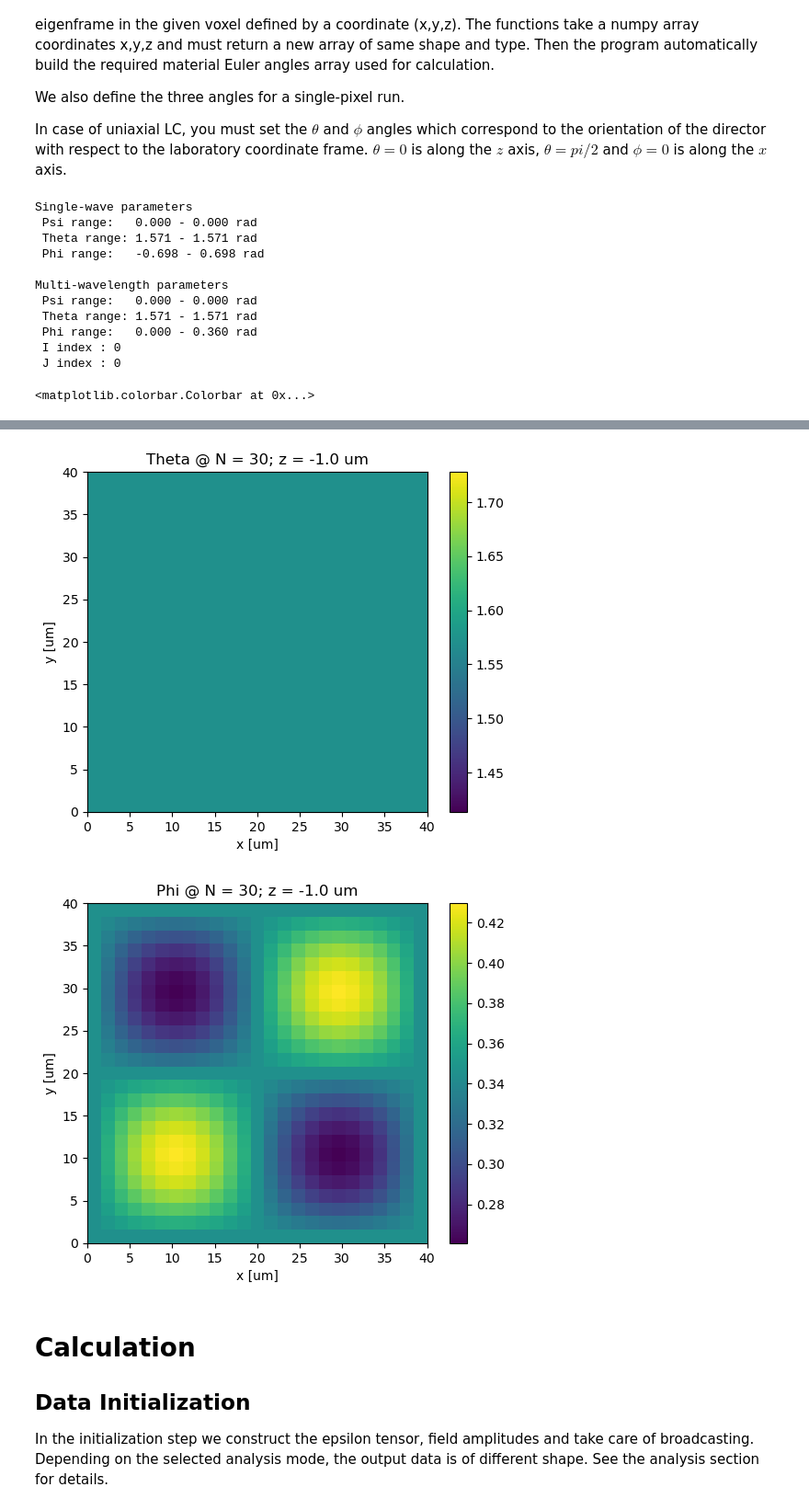
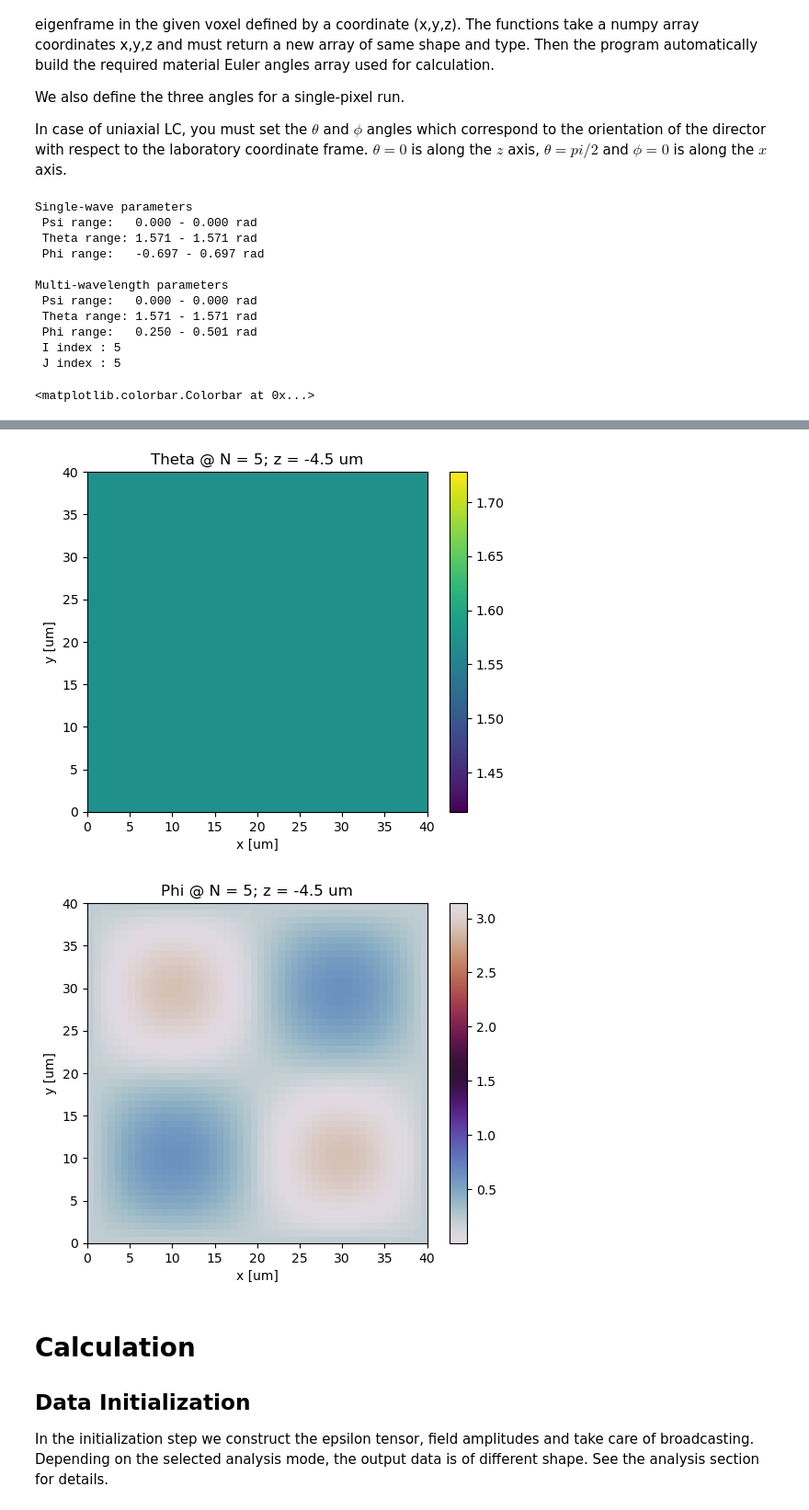
Before and after one commit to andrej5elin/dtmm2, a Jupyter notebook: examples/shg/shg_nerea.ipynb, the cells around one changed output, grey strips where cells are left out. Shown: that part at 92% size. Saved outputs shown, nothing was run; the diff lists cells and outputs as text; code cells hidden in the pictures.

```diff
--- a/examples/shg/shg_nerea.ipynb
+++ b/examples/shg/shg_nerea.ipynb
@@ -103,13 +105,12 @@ set_analysis_mode('image') #'image' , 'wavelength' or 'full'
 dtmm2.conf.set_verbose(2) # for progress bar
 # data sampling shape, choose wisely
 
-SHAPE = (100,25,25) # data shape (n layers, n pixels height, n pixels width)
+SHAPE = (100,50,50) # data shape (n layers, n pixels height, n pixels width)
 # which polarization states of input light we compute for.
 
 PMIN = -np.pi/2
 PMAX = np.pi/2
 NP = 46
-
 POLARIZATIONS = [(np.cos(p), np.sin(p)) for p in np.linspace(PMIN, PMAX, NP)]
 # wavelength used for single-wavelength calculation
 WAVELENGTH = 785
@@ -133,7 +134,7 @@ D33 = 5.6e-12
 # the chi2 tensor
 CHI2 = chi2array(d33 = D33, d13 = 0)
 # sample thickness
-THICKNESS = 5. # microns
+THICKNESS = 10. # microns
 # imaged region
 WIDTH = 40. # microns
 HEIGHT = 40. # microns
@@ -288,12 +289,12 @@ We also define the three angles for a single-pixel run.
 
 In case of uniaxial LC, you must set the $\theta$ and $\phi$ angles which correspond to the orientation of the director with respect to the laboratory coordinate frame. $\theta = 0$ is along the $z$ axis, $\theta = pi/2$ and $\phi=0$ is along the $x$ axis.
 # %%
-I = 0 # height index for single-pixel run
-J = 0 # width index for single-pixel run
-N = 30 # layer index for plotting
+I = 5 # height index for single-pixel run
+J = 5 # width index for single-pixel run
+N = 5 # layer index for plotting
 
 MOD= 40. #modulation constant
-TWIST = np.pi/8 # max mid-plane twist
+TWIST = 30 * np.pi/180 # max mid-plane twist
 KSI= 0.2 # the ksi constant - see :funf:`ampl`
 AMP = 40 * np.pi/180 # surface alignment angle
 
@@ -303,10 +304,11 @@ def ampl(z, ksi = 0.2):
 def psi(x,y,z):
     return 0.0 # For uniaxial set to zero or any value
 
-def theta(x,y,z):
-    return np.pi/2
+def theta(x,y,z, ksi = KSI, twist = TWIST):
+    return np.pi/2  #+twist*(1 - (ampl(z, ksi)))
 
 def phi(x,y,z, amp = AMP, mod = MOD, twist = TWIST, ksi = KSI):
+    #return amp* np.sin(2*np.pi/mod *(x))* np.sin(2*np.pi/mod *(y))
     return amp*(ampl(z,ksi))* np.sin(2*np.pi/mod *(x))* np.sin(2*np.pi/mod *(y)) + twist*(1 - (ampl(z, ksi)))
 
 # computed parameters. Do not change these!
@@ -342,26 +344,26 @@ def print_director_info():
 
 print_director_info()
 
-# We plot angles with modulo 2 pi
-pi2 = 2*np.pi
+# We plot angles with modulo 2*pi
+mod = 2*np.pi
 
 fig = plt.figure()
-plt.plot(z, ANGLES[:,I,J,0]%pi2,'o',label = r'$\psi$')
-plt.plot(z, ANGLES[:,I,J,1]%pi2,'o',label = r'$\theta$')
-plt.plot(z, ANGLES[:,I,J,2]%pi2,'o',label = r'$\phi$')
+plt.plot(z, ANGLES[:,I,J,0]%mod ,'o',label = r'$\psi$')
+plt.plot(z, ANGLES[:,I,J,1]%mod ,'o',label = r'$\theta$')
+plt.plot(z, ANGLES[:,I,J,2]%mod ,'o',label = r'$\phi$')
 plt.xlabel('z [um]')
 plt.title(r'Euler angles @ (:,{},{}) ; x = {:.1f} um, y = {:.1f} um'.format(I,J,xxx[N,I,J], yyy[N,I,J]))
 plt.legend()
 
 fig = plt.figure()
-im1 = plt.imshow(ANGLES[N,:,:,1]%pi2, origin = 'lower', extent = (0,HEIGHT, 0, WIDTH))
+im1 = plt.imshow(ANGLES[N,:,:,1]%mod , origin = 'lower', extent = (0,HEIGHT, 0, WIDTH))
 plt.title(r'Theta @ N = {}; z = {:.1f} um'.format(N, z[N]))
 fig.colorbar(im1)
 plt.xlabel('x [um]')
 plt.ylabel('y [um]')
 
 fig = plt.figure()
-im2 = plt.imshow(ANGLES[N,:,:,2]%pi2, origin = 'lower', extent = (0,HEIGHT, 0, WIDTH))
+im2 = plt.imshow(ANGLES[N,:,:,2]%(mod/2) , origin = 'lower', extent = (0,HEIGHT, 0, WIDTH),cmap = 'twilight')
 plt.xlabel('x [um]')
 plt.ylabel('y [um]')
 plt.title(r'Phi @ N = {}; z = {:.1f} um'.format(N, z[N]))
@@ -370,12 +372,12 @@ fig.colorbar(im2)
 Single-wave parameters
  Psi range:   0.000 - 0.000 rad
  Theta range: 1.571 - 1.571 rad
- Phi range:   -0.698 - 0.698 rad
+ Phi range:   -0.697 - 0.697 rad
 
 Multi-wavelength parameters
  Psi range:   0.000 - 0.000 rad
  Theta range: 1.571 - 1.571 rad
- Phi range:   0.000 - 0.360 rad
- I index : 0
- J index : 0
+ Phi range:   0.250 - 0.501 rad
+ I index : 5
+ J index : 5
 <matplotlib.colorbar.Colorbar at 0x...>
@@ -383,5 +385,5 @@ Multi-wavelength parameters
-[figure, old version]
+[figure, new version]
-[figure, old version]
+[figure, new version]
 # %% [markdown]
 # Calculation
 
```
Also changed, not shown: parts of 8 cells of this notebook, 2 other files.
